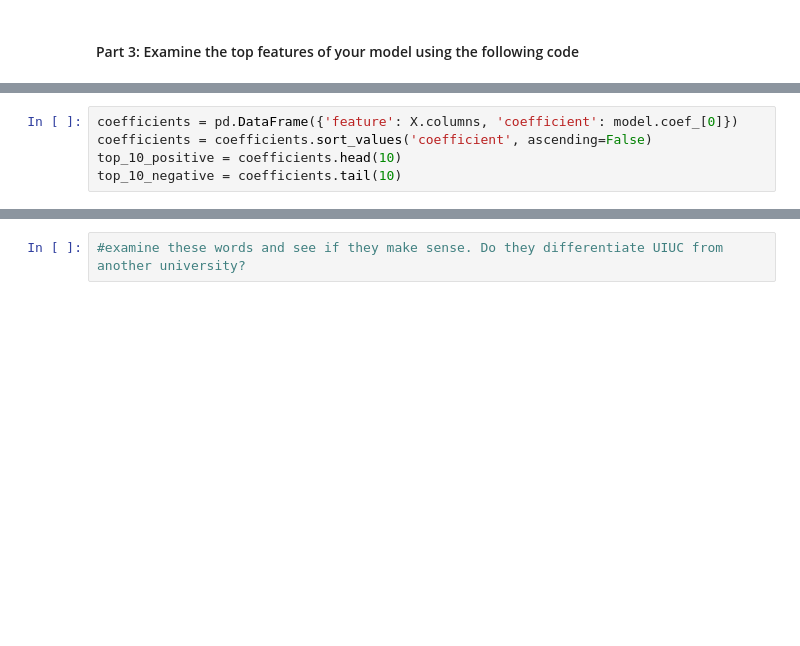
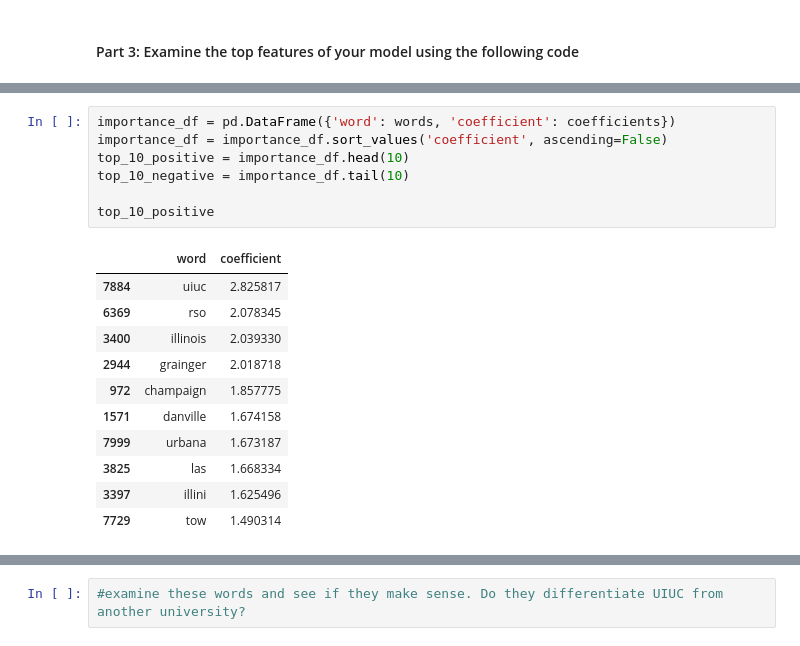
Before and after one commit to samuelb8/project1-counting-words, a Jupyter notebook: project1.ipynb, the cells around one changed output, grey strips where cells are left out. Cells and saved outputs as stored; diff of their text form; blank space fills up the shorter version.

```diff
--- a/project1.ipynb
+++ b/project1.ipynb
@@ -369,5 +439,19 @@ bag_of_words
 # %%
-coefficients = pd.DataFrame({'feature': X.columns, 'coefficient': model.coef_[0]})
-coefficients = coefficients.sort_values('coefficient', ascending=False)
-top_10_positive = coefficients.head(10)
-top_10_negative = coefficients.tail(10)
+importance_df = pd.DataFrame({'word': words, 'coefficient': coefficients})
+importance_df = importance_df.sort_values('coefficient', ascending=False)
+top_10_positive = importance_df.head(10)
+top_10_negative = importance_df.tail(10)
+
+top_10_positive
+# %% [output]
+|  | word | coefficient |
+| 7884 | uiuc | 2.825817 |
+| 6369 | rso | 2.078345 |
+| 3400 | illinois | 2.039330 |
+| 2944 | grainger | 2.018718 |
+| 972 | champaign | 1.857775 |
+| 1571 | danville | 1.674158 |
+| 7999 | urbana | 1.673187 |
+| 3825 | las | 1.668334 |
+| 3397 | illini | 1.625496 |
+| 7729 | tow | 1.490314 |
```
Also changed, not shown: parts of 11 cells of this notebook.
